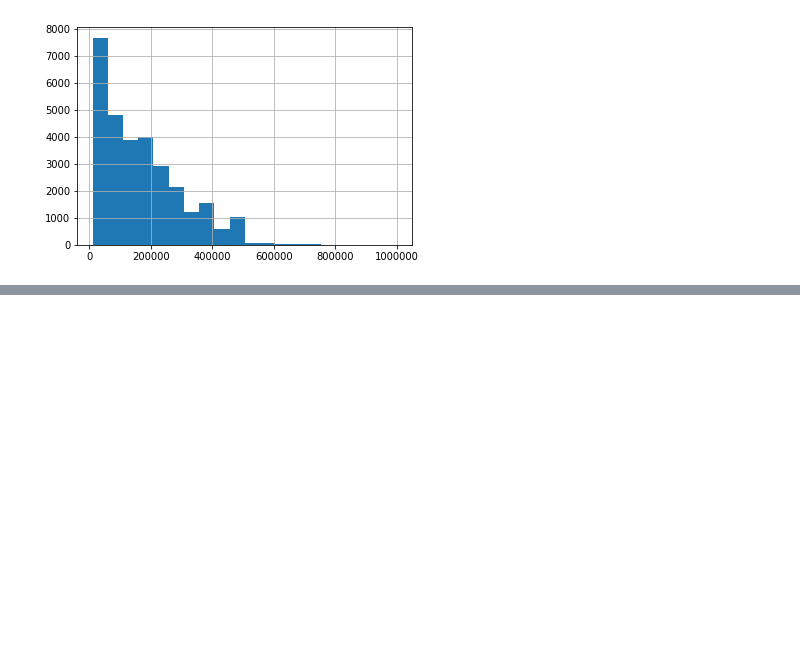
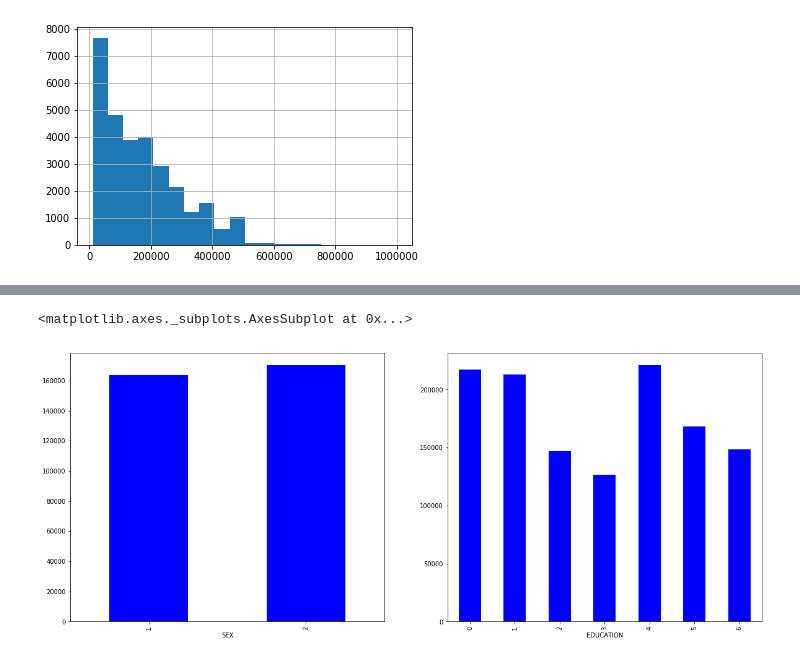
Before and after one commit to dvkonyushenko/sfml, a Jupyter notebook: hw1-task.ipynb, the cells around one changed output, grey strips where cells are left out. Drawn from its saved outputs; the diff is of its cells as text; code cells hidden in the pictures; blank space fills up the shorter version.

```diff
--- a/hw1-task.ipynb
+++ b/hw1-task.ipynb
@@ -138,9 +157,20 @@ df['LIMIT_BAL'].hist(bins=20) #TODO
 # %%
 # (8) построить среднее значение кредитного лимита для каждого вида образования
 # и для каждого пола
 # график необходимо сделать очень широким (на весь экран)
-df #TODO
-df['LIMIT_BAL']
+#TODO
+import matplotlib.pyplot as plt
+limits_by_sex = df.groupby('SEX')['LIMIT_BAL'].mean()
+limits_by_education = df.groupby('EDUCATION')['LIMIT_BAL'].mean()
+
+plt.figure(figsize=(20,8))
+plt.subplot(121)
+limits_by_sex.plot(kind = 'bar', color = ['b'] )
+plt.subplot(122)
+limits_by_education.plot(kind = 'bar', color = ['b'] )
+# %% [output]
+<matplotlib.axes._subplots.AxesSubplot at 0x...>
+[figure, added]
 # %%
 # (9) построить зависимость кредитного лимита и образования только для одного из полов
 
```
Also changed, not shown: parts of 1 cell of this notebook.
